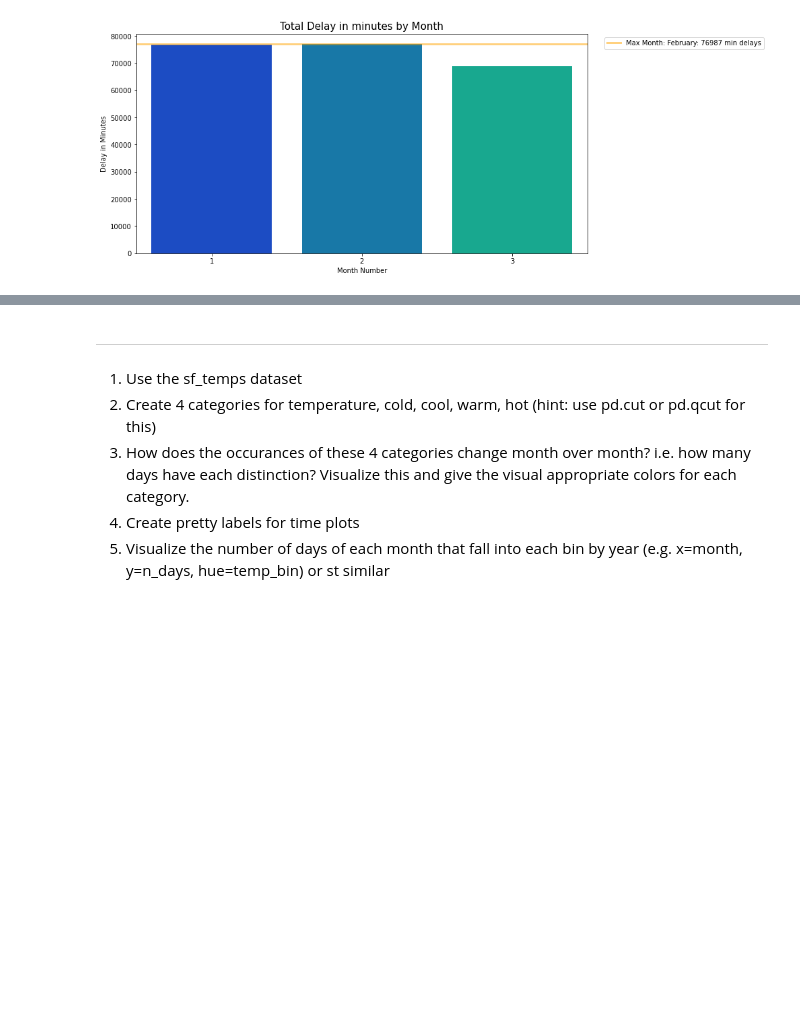
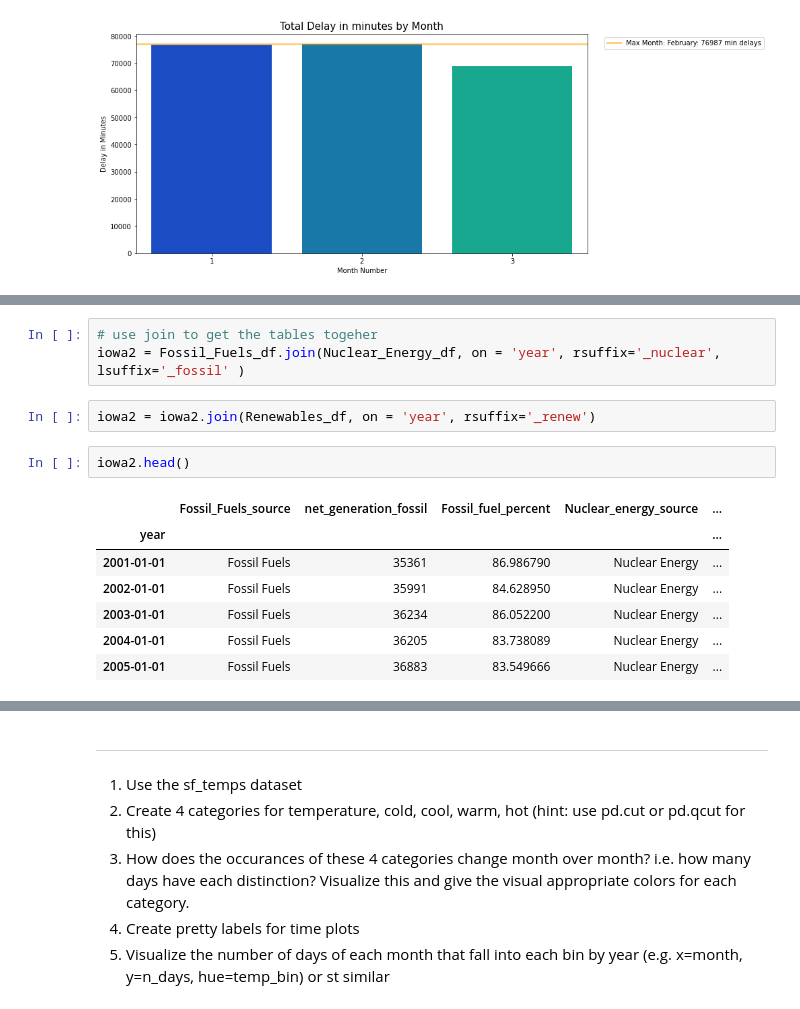
Before and after one commit to HeatherOrtegaMcMillan/time-series-exercises, a Jupyter notebook: exercises_time_series.ipynb, the cells around one changed output, grey strips where cells are left out. Cells and saved outputs as stored; diff of their text form; blank space fills up the shorter version.

```diff
--- a/exercises_time_series.ipynb
+++ b/exercises_time_series.ipynb
@@ -462,0 +575,15 @@ data.iowa_electricity()
+# %%
+# use join to get the tables togeher
+iowa2 = Fossil_Fuels_df.join(Nuclear_Energy_df, on = 'year', rsuffix='_nuclear', lsuffix='_fossil' )
+# %%
+iowa2 = iowa2.join(Renewables_df, on = 'year', rsuffix='_renew')
+# %%
+iowa2.head()
+# %% [output]
+|  | Fossil_Fuels_source | net_generation_fossil | Fossil_fuel_percent | Nuclear_energy_source | ... |
+| year |  |  |  |  | ... |
+| 2001-01-01 | Fossil Fuels | 35361 | 86.986790 | Nuclear Energy | ... |
+| 2002-01-01 | Fossil Fuels | 35991 | 84.628950 | Nuclear Energy | ... |
+| 2003-01-01 | Fossil Fuels | 36234 | 86.052200 | Nuclear Energy | ... |
+| 2004-01-01 | Fossil Fuels | 36205 | 83.738089 | Nuclear Energy | ... |
+| 2005-01-01 | Fossil Fuels | 36883 | 83.549666 | Nuclear Energy | ... |
```
Also changed, not shown: parts of 25 cells of this notebook.
